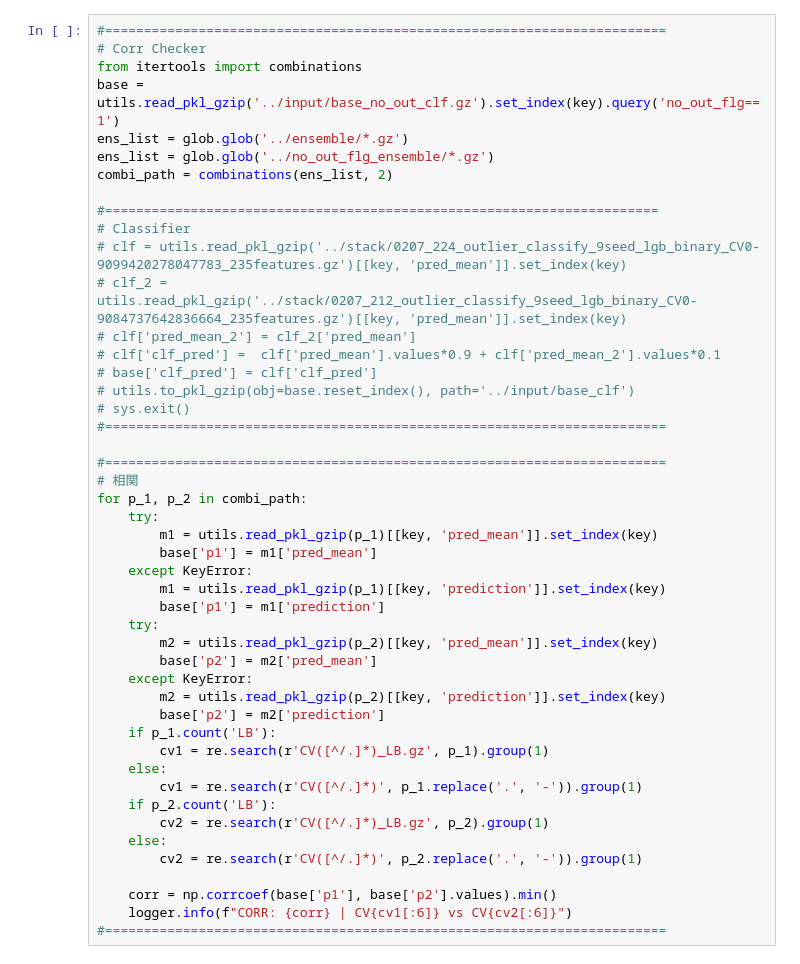
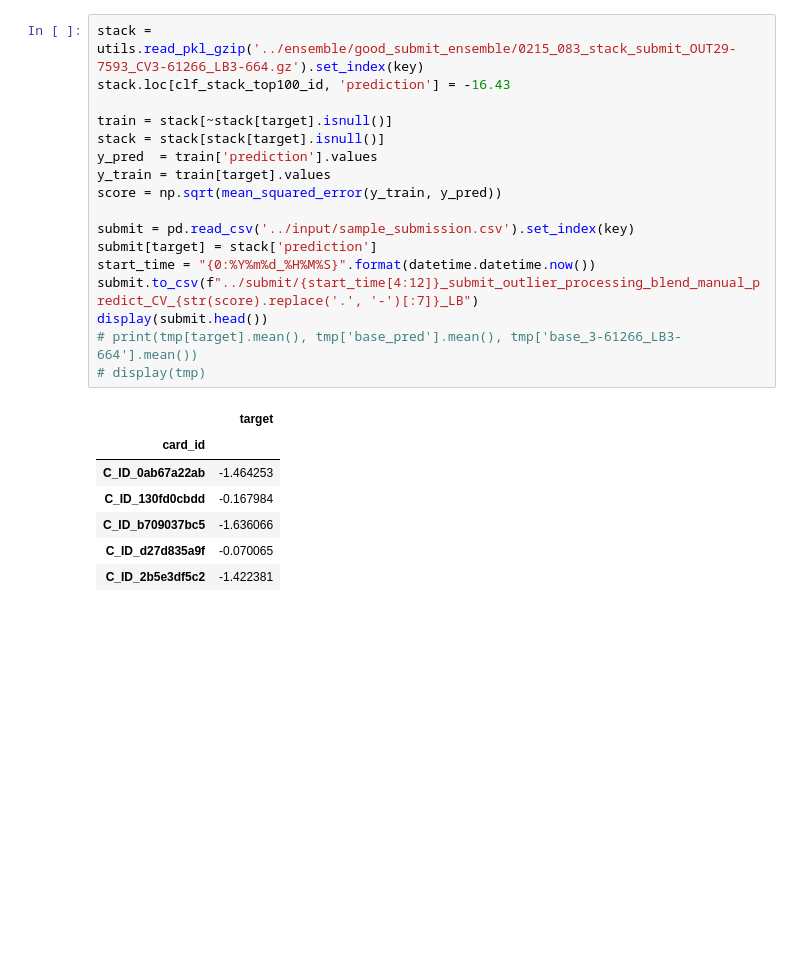
Before and after one commit to Chestnut1999/Elo-Recommendation-23place, a Jupyter notebook: jpy/225_elo_blender_exp.ipynb, the cells around one changed output. Cells and saved outputs as stored; diff of their text form; blank space fills up the shorter version.

```diff
--- a/jpy/225_elo_blender_exp.ipynb
+++ b/jpy/225_elo_blender_exp.ipynb
@@ -479,47 +244,25 @@ print(check_score)
-# %%
-#========================================================================
-# Corr Checker
-from itertools import combinations
-base = utils.read_pkl_gzip('../input/base_no_out_clf.gz').set_index(key).query('no_out_flg==1')
-ens_list = glob.glob('../ensemble/*.gz')
-ens_list = glob.glob('../no_out_flg_ensemble/*.gz')
-combi_path = combinations(ens_list, 2)
-
-#=======================================================================
-# Classifier
-# clf = utils.read_pkl_gzip('../stack/0207_224_outlier_classify_9seed_lgb_binary_CV0-9099420278047783_235features.gz')[[key, 'pred_mean']].set_index(key)
-# clf_2 = utils.read_pkl_gzip('../stack/0207_212_outlier_classify_9seed_lgb_binary_CV0-9084737642836664_235features.gz')[[key, 'pred_mean']].set_index(key)
-# clf['pred_mean_2'] = clf_2['pred_mean']
-# clf['clf_pred'] =  clf['pred_mean'].values*0.9 + clf['pred_mean_2'].values*0.1
-# base['clf_pred'] = clf['clf_pred']
-# utils.to_pkl_gzip(obj=base.reset_index(), path='../input/base_clf')
-# sys.exit()
-#========================================================================
-
-#========================================================================
-# 相関
-for p_1, p_2 in combi_path:
-    try:
-        m1 = utils.read_pkl_gzip(p_1)[[key, 'pred_mean']].set_index(key)
-        base['p1'] = m1['pred_mean']
-    except KeyError:
-        m1 = utils.read_pkl_gzip(p_1)[[key, 'prediction']].set_index(key)
-        base['p1'] = m1['prediction']
-    try:
-        m2 = utils.read_pkl_gzip(p_2)[[key, 'pred_mean']].set_index(key)
-        base['p2'] = m2['pred_mean']
-    except KeyError:
-        m2 = utils.read_pkl_gzip(p_2)[[key, 'prediction']].set_index(key)
-        base['p2'] = m2['prediction']
-    if p_1.count('LB'):
-        cv1 = re.search(r'CV([^/.]*)_LB.gz', p_1).group(1)
-    else:
-        cv1 = re.search(r'CV([^/.]*)', p_1.replace('.', '-')).group(1)
-    if p_2.count('LB'):
-        cv2 = re.search(r'CV([^/.]*)_LB.gz', p_2).group(1)
-    else:
-        cv2 = re.search(r'CV([^/.]*)', p_2.replace('.', '-')).group(1)
-
-    corr = np.corrcoef(base['p1'], base['p2'].values).min()
-    logger.info(f"CORR: {corr} | CV{cv1[:6]} vs CV{cv2[:6]}")
-#========================================================================
+# %%
+stack =  utils.read_pkl_gzip('../ensemble/good_submit_ensemble/0215_083_stack_submit_OUT29-7593_CV3-61266_LB3-664.gz').set_index(key)
+stack.loc[clf_stack_top100_id, 'prediction'] = -16.43
+
+train = stack[~stack[target].isnull()]
+stack = stack[stack[target].isnull()]
+y_pred  = train['prediction'].values
+y_train = train[target].values
+score = np.sqrt(mean_squared_error(y_train, y_pred))
+
+submit = pd.read_csv('../input/sample_submission.csv').set_index(key)
+submit[target] = stack['prediction']
+start_time = "{0:%Y%m%d_%H%M%S}".format(datetime.datetime.now())
+submit.to_csv(f"../submit/{start_time[4:12]}_submit_outlier_processing_blend_manual_predict_CV_{str(score).replace('.', '-')[:7]}_LB")
+display(submit.head())
+# print(tmp[target].mean(), tmp['base_pred'].mean(), tmp['base_3-61266_LB3-664'].mean())
+# display(tmp)
+# %% [output]
+|  | target |
+| card_id |  |
+| C_ID_0ab67a22ab | -1.464253 |
+| C_ID_130fd0cbdd | -0.167984 |
+| C_ID_b709037bc5 | -1.636066 |
+| C_ID_d27d835a9f | -0.070065 |
+| C_ID_2b5e3df5c2 | -1.422381 |
```
Also changed, not shown: parts of 17 cells of this notebook, 14 other files.
